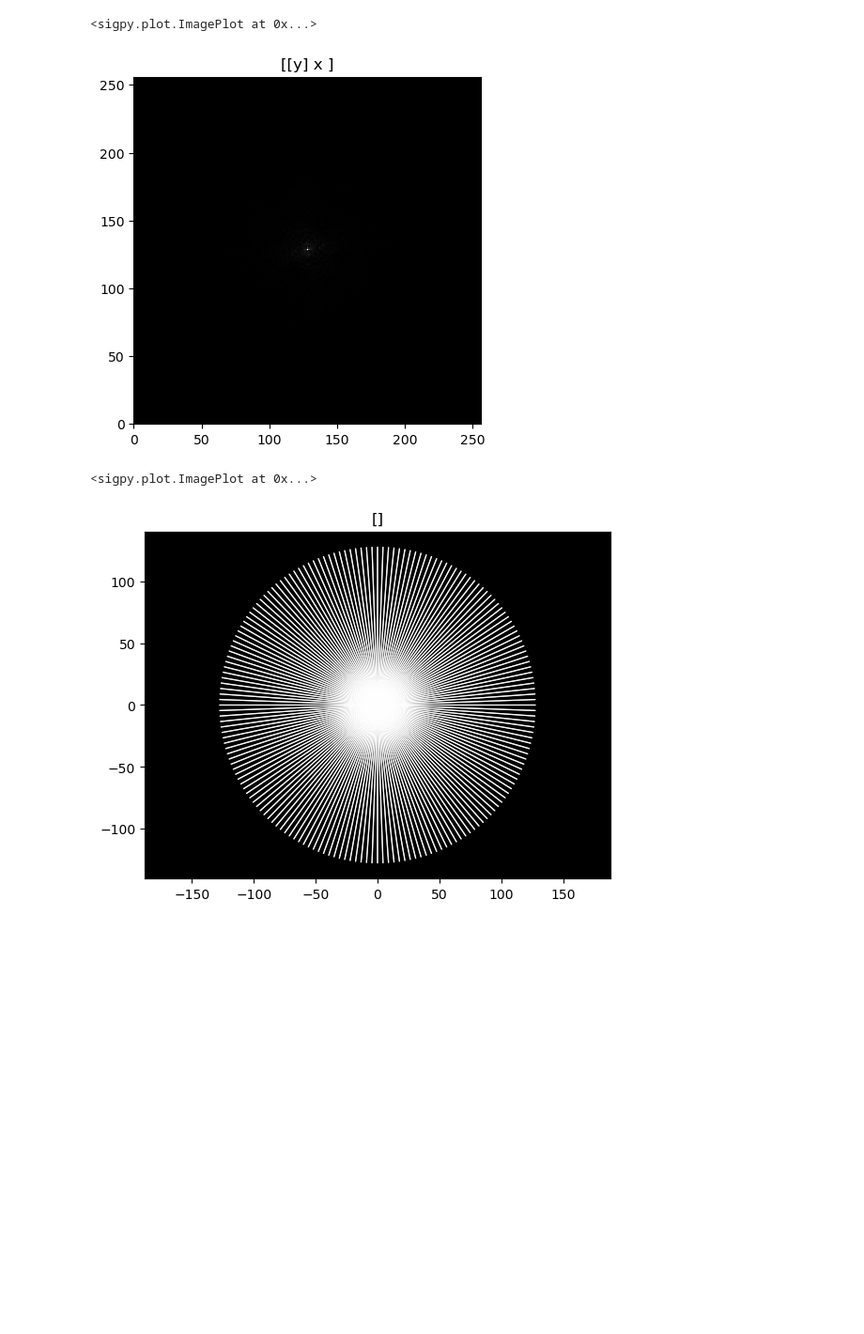
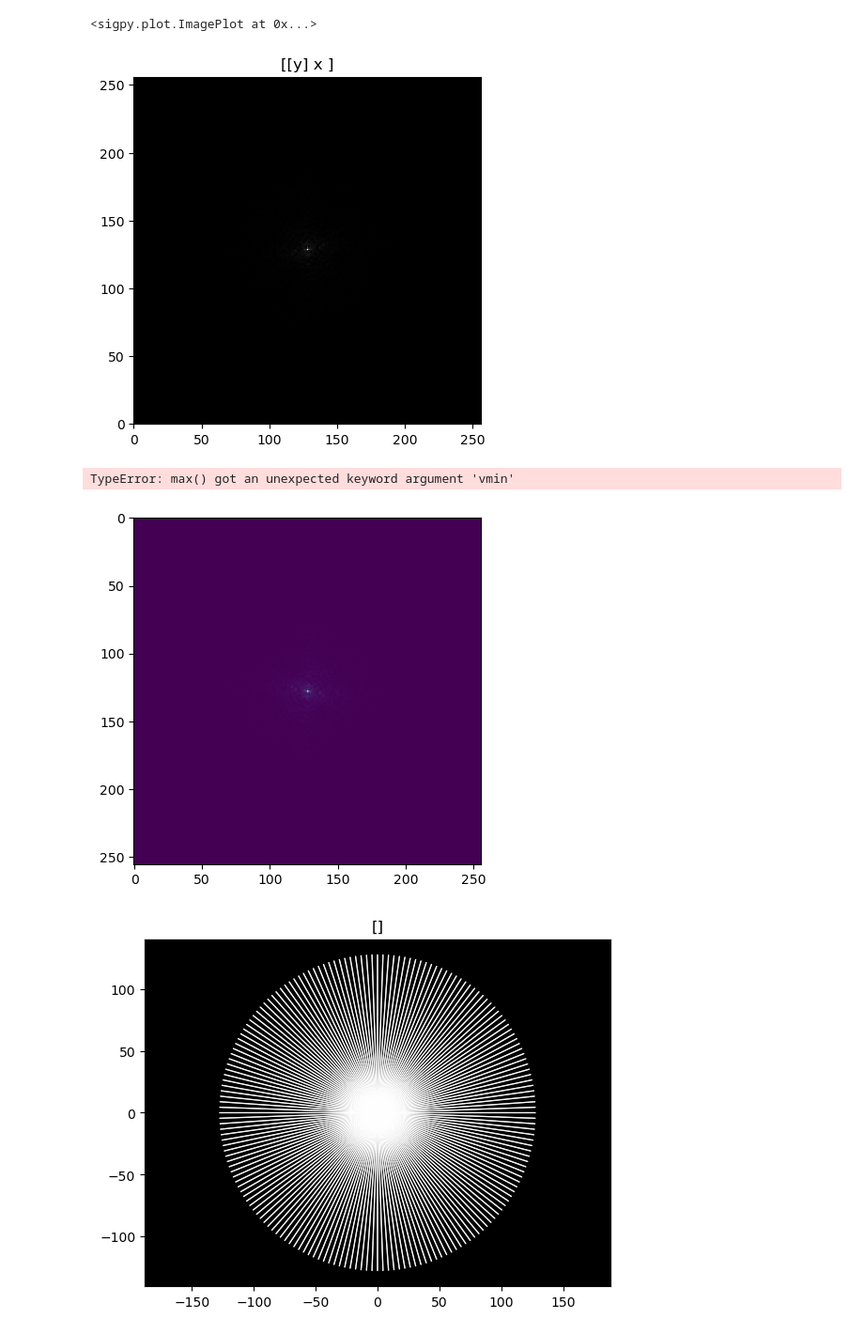
Before and after one commit to ReyhanSanei/MedicalImages_project1, a Jupyter notebook: notebooks/sampling_tests.ipynb, the cells around one changed output. Shown at 94% size. Cells and saved outputs as stored; diff of their text form; code cells hidden in the pictures; blank space fills up the shorter version.

```diff
--- a/notebooks/project_tasks.ipynb
+++ b/notebooks/sampling_tests.ipynb
@@ -25,9 +25,13 @@ sigpy.plot.ImagePlot(sigpy.flip(t1[45],axes=(2,)),title='Original image')
 # %%
 im_fourier = sigpy.fft(t1[45])
 sigpy.plot.ImagePlot(im_fourier)
+
+plt.imshow(np.abs(im_fourier))
+np.max(np.abs(im_fourier),vmin=0, vmax=1)
 # %% [output]
 [figure]
-<sigpy.plot.ImagePlot at 0x...>
+TypeError: max() got an unexpected keyword argument 'vmin'
+[figure, added]
 # %%
 # Spokes
 coord = sigpy.mri.radial([180,256,2],[256,256],golden=False)
```
Also changed, not shown: parts of 2 cells of this notebook, 1 other file.
